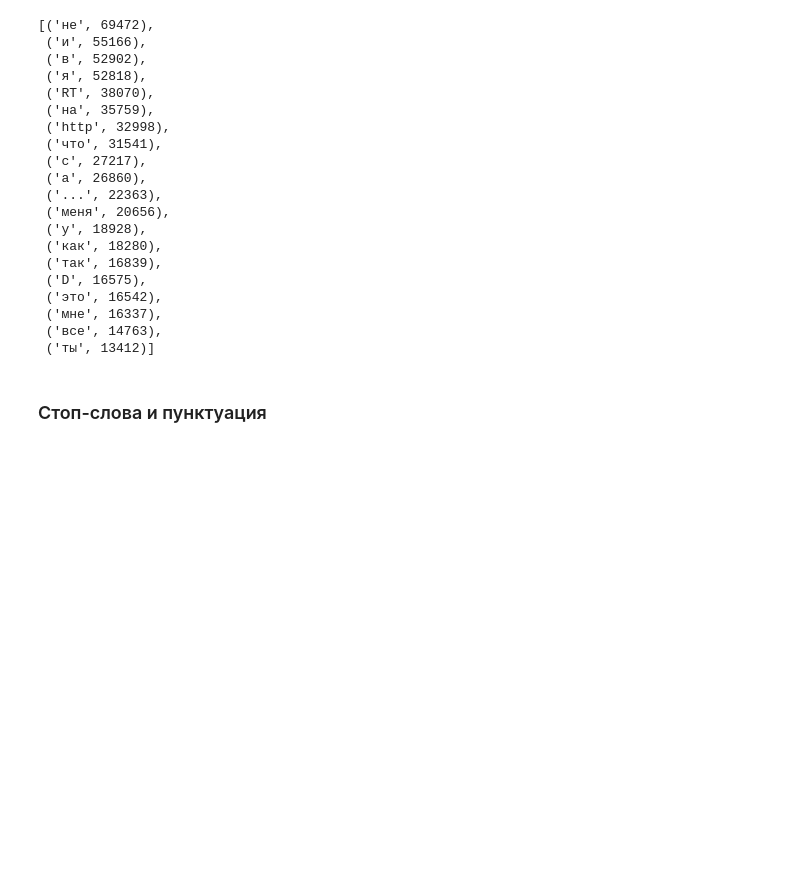
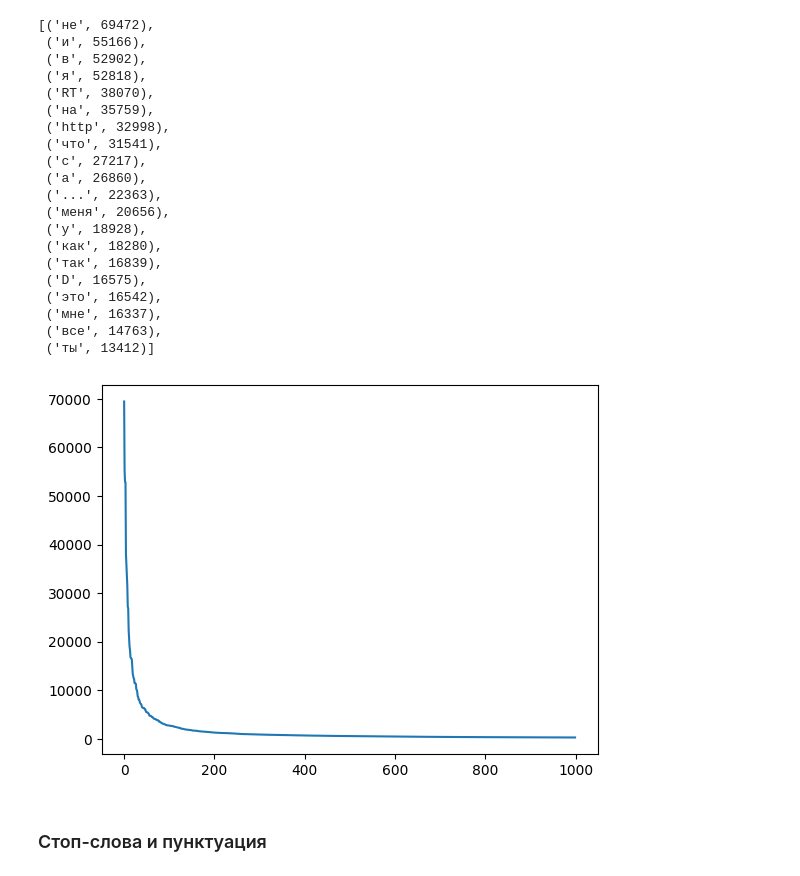
Before and after one commit to BalshowAndrew/netol_classes02, a Jupyter notebook: nlp/01_nlp_preptocessing.ipynb, the cells around one changed output. Saved outputs shown, nothing was run; the diff lists cells and outputs as text; code cells hidden in the pictures; blank space fills up the shorter version.

```diff
--- a/nlp/nlp_intro_1.ipynb
+++ b/nlp/01_nlp_preptocessing.ipynb
@@ -334,5 +386,14 @@ freq_dict.most_common(20)
  ('мне', 16337),
  ('все', 14763),
  ('ты', 13412)]
+# %%
+freqs = list(freq_dict.values())
+freqs = sorted(freqs, reverse=True)
+
+fig, ax = plt.subplots()
+ax.plot(range(1000), freqs[:1000])
+plt.show()
+# %% [output]
+[figure, added]
 # %% [markdown]
 ### Стоп-слова и пунктуация
```
Also changed, not shown: parts of 47 cells of this notebook, 5 other files.
